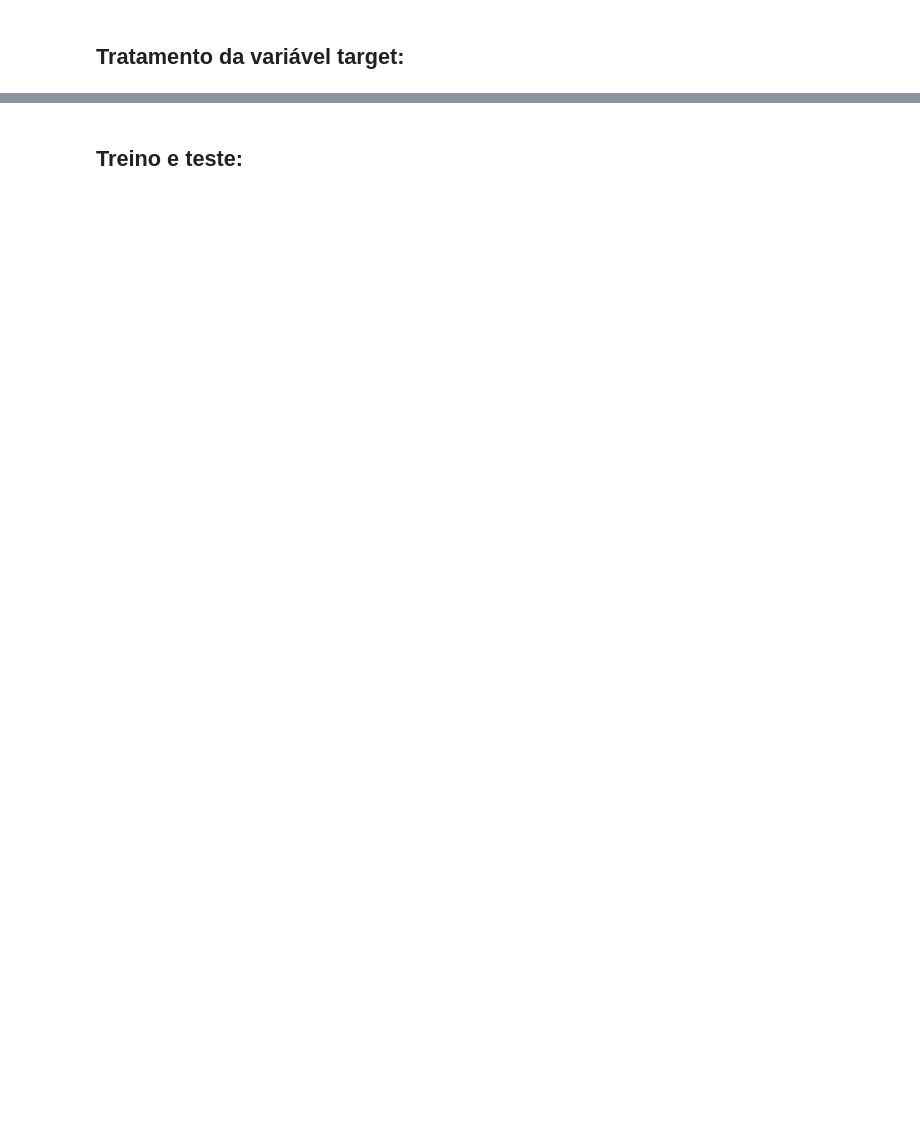
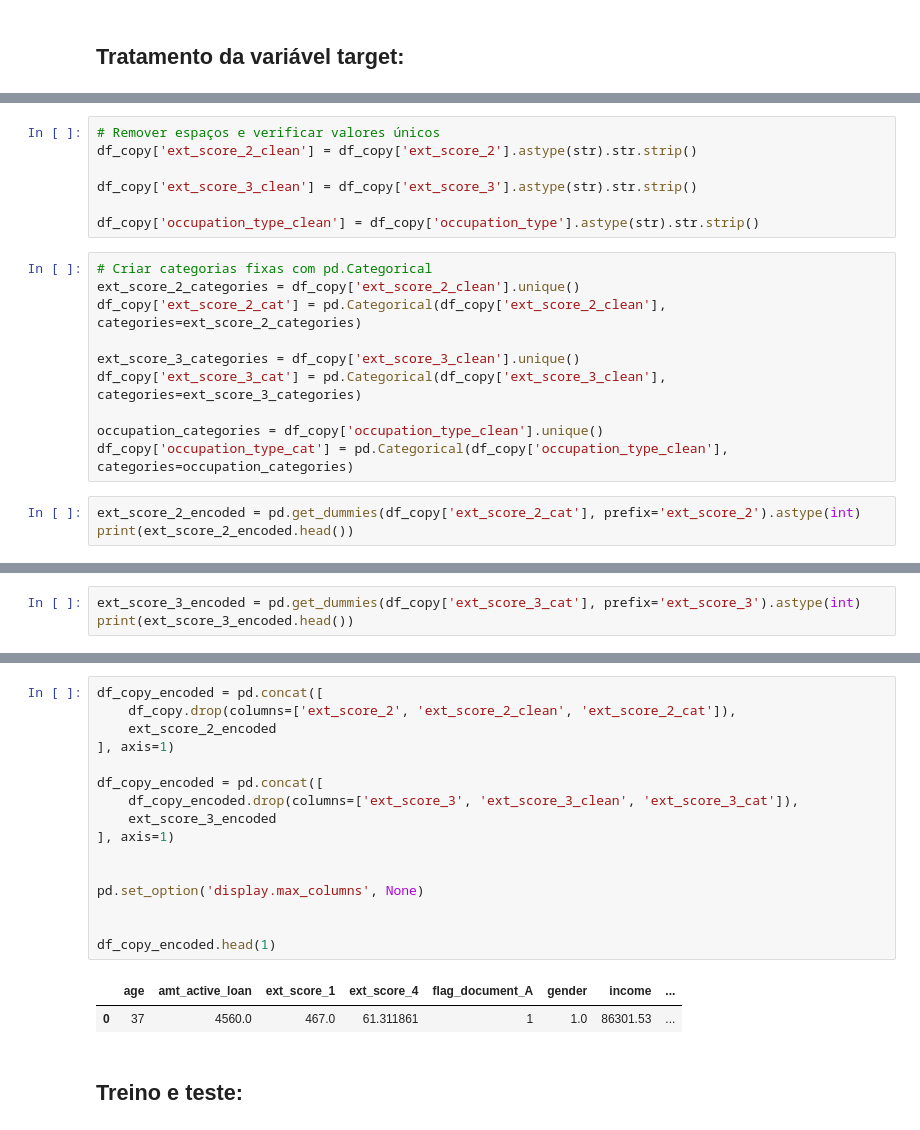
Before and after one commit to josieleferreira/credito_fintech, a Jupyter notebook: notebooks/predictive_model.ipynb, the cells around one changed output, grey strips where cells are left out. Drawn from its saved outputs; the diff is of its cells as text; blank space fills up the shorter version.

```diff
--- a/notebooks/predictive_model.ipynb
+++ b/notebooks/predictive_model.ipynb
@@ -54,0 +118,20 @@ df = df[df['default'].notna()]
+# %%
+# Remover espaços e verificar valores únicos
+df_copy['ext_score_2_clean'] = df_copy['ext_score_2'].astype(str).str.strip()
+
+df_copy['ext_score_3_clean'] = df_copy['ext_score_3'].astype(str).str.strip()
+
+df_copy['occupation_type_clean'] = df_copy['occupation_type'].astype(str).str.strip()
+# %%
+# Criar categorias fixas com pd.Categorical
+ext_score_2_categories = df_copy['ext_score_2_clean'].unique()
+df_copy['ext_score_2_cat'] = pd.Categorical(df_copy['ext_score_2_clean'], categories=ext_score_2_categories)
+
+ext_score_3_categories = df_copy['ext_score_3_clean'].unique()
+df_copy['ext_score_3_cat'] = pd.Categorical(df_copy['ext_score_3_clean'], categories=ext_score_3_categories)
+
+occupation_categories = df_copy['occupation_type_clean'].unique()
+df_copy['occupation_type_cat'] = pd.Categorical(df_copy['occupation_type_clean'], categories=occupation_categories)
+# %%
+ext_score_2_encoded = pd.get_dummies(df_copy['ext_score_2_cat'], prefix='ext_score_2').astype(int)
+print(ext_score_2_encoded.head())
@@ -54,0 +156,3 @@ df = df[df['default'].notna()]
+# %%
+ext_score_3_encoded = pd.get_dummies(df_copy['ext_score_3_cat'], prefix='ext_score_3').astype(int)
+print(ext_score_3_encoded.head())
@@ -55,3 +208,22 @@ df = df[df['default'].notna()]
+# %%
+df_copy_encoded = pd.concat([
+    df_copy.drop(columns=['ext_score_2', 'ext_score_2_clean', 'ext_score_2_cat']),
+    ext_score_2_encoded
+], axis=1)
+
+df_copy_encoded = pd.concat([
+    df_copy_encoded.drop(columns=['ext_score_3', 'ext_score_3_clean', 'ext_score_3_cat']),
+    ext_score_3_encoded
+], axis=1)
+
+
+pd.set_option('display.max_columns', None)
+
+
+df_copy_encoded.head(1)
+# %% [output]
+|  | age | amt_active_loan | ext_score_1 | ext_score_4 | flag_document_A | gender | income | ... |
+| 0 | 37 | 4560.0 | 467.0 | 61.311861 | 1 | 1.0 | 86301.53 | ... |
 # %% [markdown]
 Treino e teste:
 -
```
Also changed, not shown: parts of 22 cells of this notebook, 3 other files.
